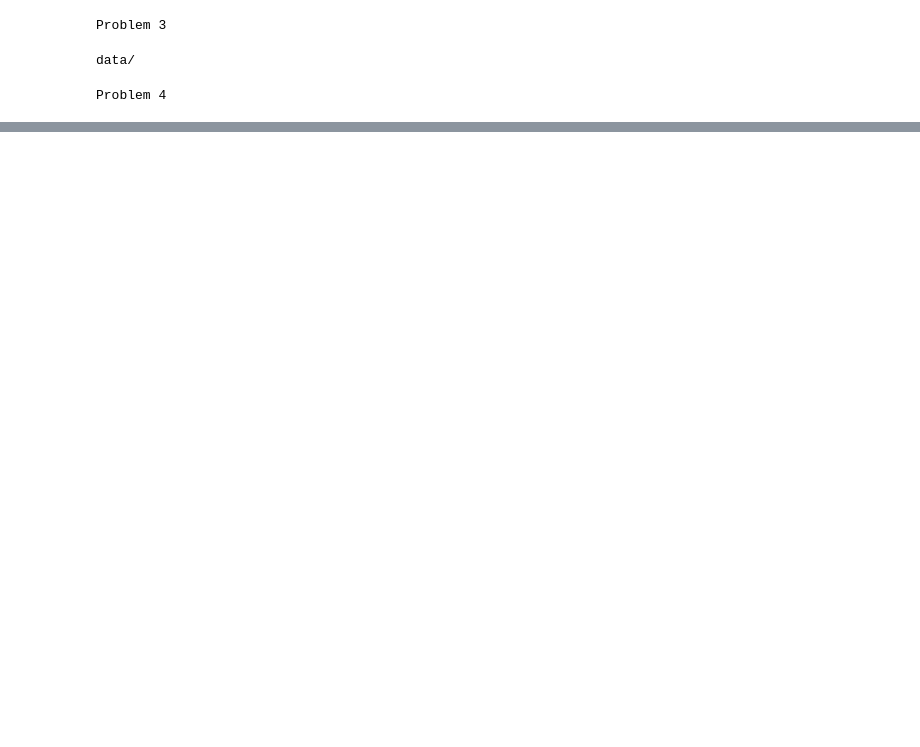
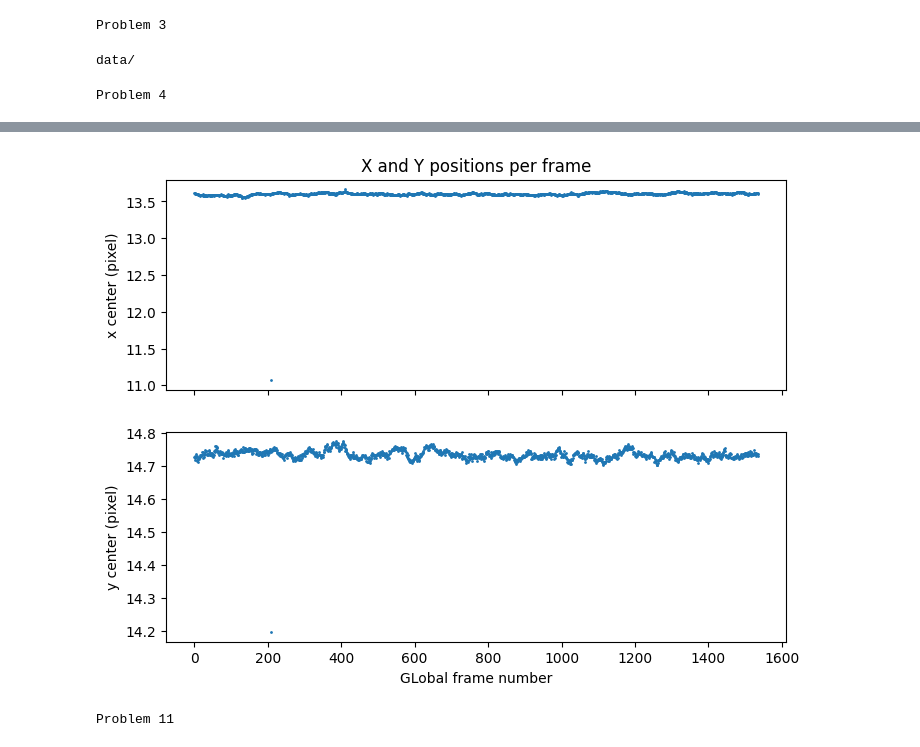
Before and after one commit to amedina695/lectures_git, a Jupyter notebook: final/final_amedina.ipynb, the cells around one changed output, grey strips where cells are left out. Saved outputs shown, nothing was run; the diff lists cells and outputs as text; code cells hidden in the pictures; blank space fills up the shorter version.

```diff
--- a/final/final_amedina.ipynb
+++ b/final/final_amedina.ipynb
@@ -71,0 +298,65 @@ IndexError: arrays used as indices must be of integer (or boolean) type
+# %%
+# Approximate location of center of star routine
+
+def fitcenter(frame, yguess, xguess, subz):
+    """
+    Fit 2D Gaussian around guess
+
+    Parameters
+
+    center : (yguess, xguess)
+    """
+
+    # Subarray
+    yg, xg = int(yguess), int(xguess)
+
+    ytop = yg + subz + 1
+    ybot = yg - subz
+    xtop = xg + subz + 1
+    xbot = xg - subz
+
+    sub = frame[ybot:ytop, xbot:xtop].copy()
+    sub -= np.median(sub) # median sub
+
+    # Fitting relative to subarr (width tuple) (center tuple) (height)
+    guess = ((2.0, 2.0), (yg - ybot, xg - xbot), np.max(sub))
+
+    # Gaussian fit
+    fw, fc, fh, fe = g.fitgaussian(sub, guess=guess)
+
+    # Fitting back to original coords
+    cy, cx = float(fc[0] + ybot), float(fc[1] + xbot)
+
+    return cy, cx
+
+# For the first frame, viually its about y, x = 15, 14
+frame0 = datacube[0, :, :]
+y0, x0 = 15, 14
+cy0, cx0 = fitcenter(frame0, y0, x0, 6) # say subz = 6 for now
+photometry[0, ycenter] = cy0
+photometry[0, xcenter] = cx0
+
+# Looping over all imtages, using previous fitted position as guess
+for i in range(1, totframes):
+    framei = datacube[i, :, :]
+    yi, xi = photometry[i-1, ycenter], photometry[i-1, xcenter]
+    cyi, cxi = fitcenter(framei, yi, xi, 6)
+    photometry[i, ycenter] = cyi
+    photometry[i, xcenter] = cxi
+
+# Plot x and y position vs the frame number
+fig, (ax1, ax2) = plt.subplots(2, 1, sharex=True, figsize=(8, 6))
+
+ax1.plot(photometry[:, xcenter], '.', ms=2)
+ax1.set_ylabel('x center (pixel)')
+ax1.set_title('X and Y positions per frame')
+ax2.plot(photometry[:, ycenter], '.', ms=2)
+ax2.set_ylabel('y center (pixel)')
+ax2.set_xlabel('GLobal frame number')
+plt.show()
+# %% [output]
+[figure, added]
+# %%
+print('Problem 11 \n')
+# %% [output]
+Problem 11
```
Also changed, not shown: parts of 20 cells of this notebook, 24 other files.
